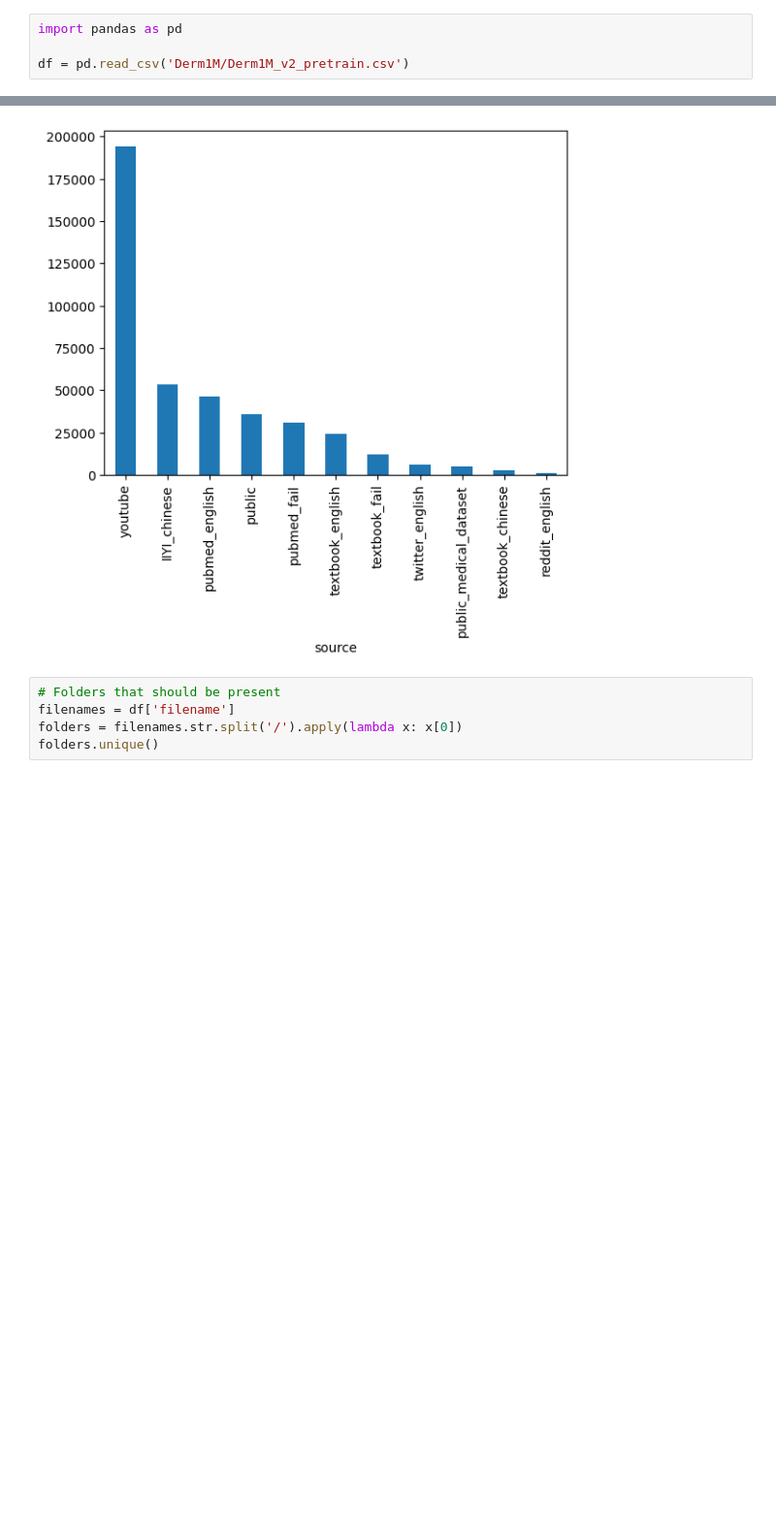
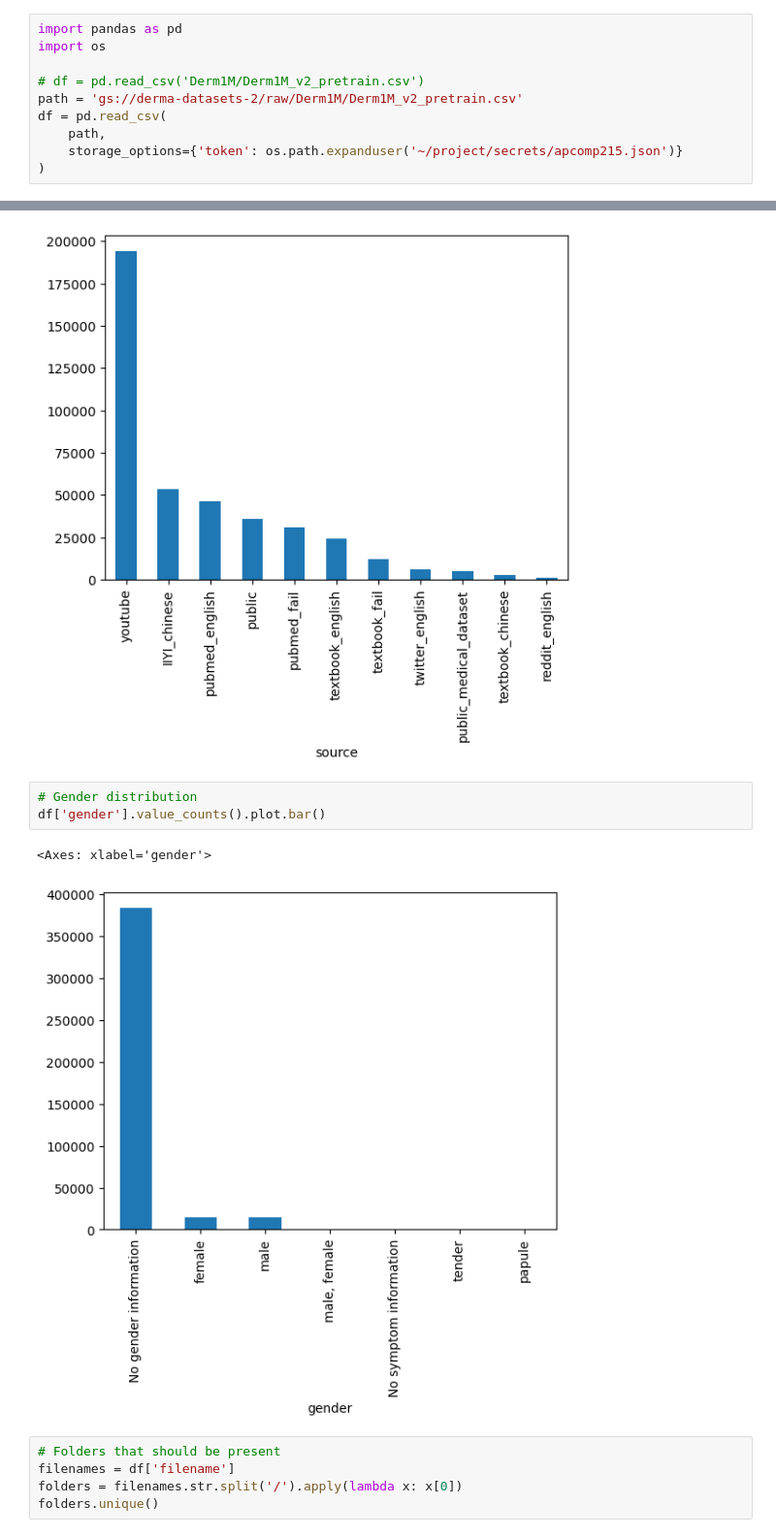
Before and after one commit to nsyousef/ac215_Group_127_2473879, a Jupyter notebook: eda/derm1m.ipynb, the cells around one changed output, grey strips where cells are left out. Shown at 97% size. Drawn from its saved outputs; the diff is of its cells as text; blank space fills up the shorter version.

Commit message:
Add processor_derm1m.py and modify Derm1m EDA

```diff
--- a/eda/derm1m.ipynb
+++ b/eda/derm1m.ipynb
@@ -1,7 +1,13 @@
 # %%
 import pandas as pd
+import os
 
-df = pd.read_csv('Derm1M/Derm1M_v2_pretrain.csv')
+# df = pd.read_csv('Derm1M/Derm1M_v2_pretrain.csv')
+path = 'gs://derma-datasets-2/raw/Derm1M/Derm1M_v2_pretrain.csv'
+df = pd.read_csv(
+    path,
+    storage_options={'token': os.path.expanduser('~/project/secrets/apcomp215.json')}
+)
 # %%
 df.shape
 # %% [output]
@@ -42,6 +48,12 @@ reddit_english              1173
 Name: count, dtype: int64
 <Axes: xlabel='source'>
 [figure]
+# %%
+# Gender distribution
+df['gender'].value_counts().plot.bar()
+# %% [output]
+<Axes: xlabel='gender'>
+[figure, added]
 # %%
 # Folders that should be present
 filenames = df['filename']
```
Also changed, not shown: 2 other files.
